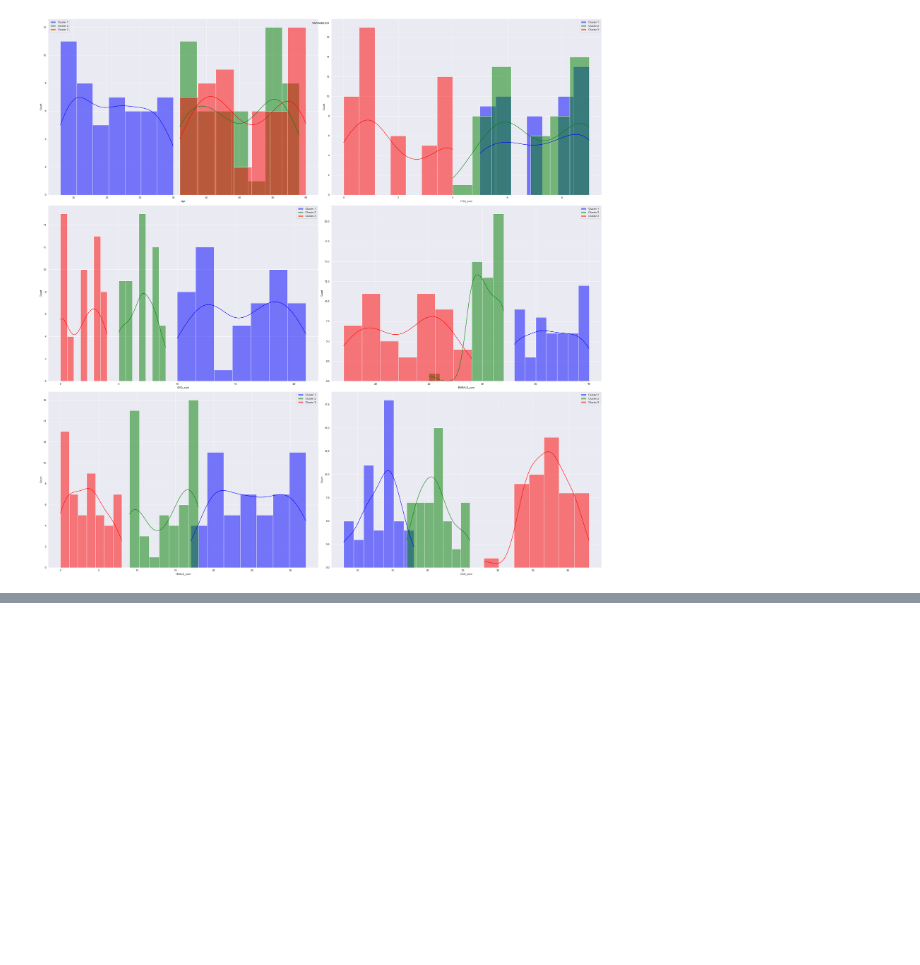
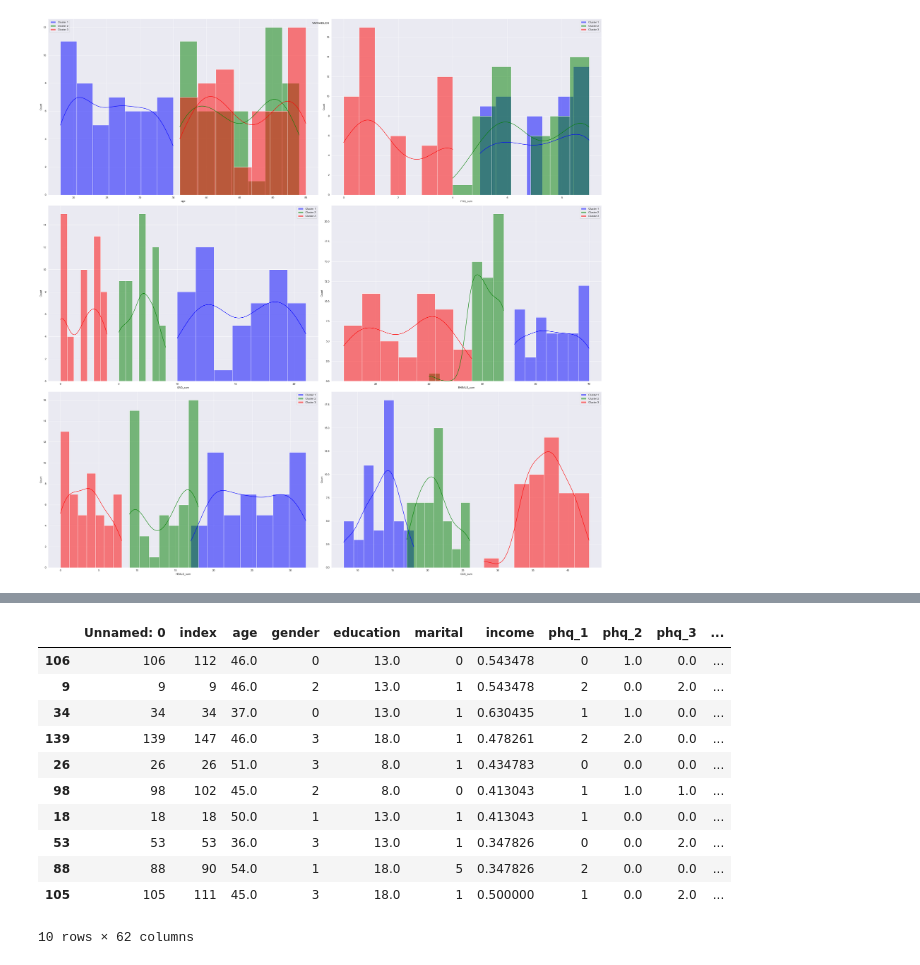
Before and after one commit to Flpp0/E-HealthProject, a Jupyter notebook: ComparisonBetweenClusters.ipynb, the cells around one changed output, grey strips where cells are left out. Cells and saved outputs as stored; diff of their text form; code cells hidden in the pictures; blank space fills up the shorter version.

```diff
--- a/ComparisonBetweenClusters.ipynb
+++ b/ComparisonBetweenClusters.ipynb
@@ -61,0 +90,15 @@ plt.show()
+# %%
+obsCluster2
+# %% [output]
+|  | Unnamed: 0 | index | age | gender | education | marital | income | phq_1 | phq_2 | phq_3 | ... |
+| 106 | 106 | 112 | 46.0 | 0 | 13.0 | 0 | 0.543478 | 0 | 1.0 | 0.0 | ... |
+| 9 | 9 | 9 | 46.0 | 2 | 13.0 | 1 | 0.543478 | 2 | 0.0 | 2.0 | ... |
+| 34 | 34 | 34 | 37.0 | 0 | 13.0 | 1 | 0.630435 | 1 | 1.0 | 0.0 | ... |
+| 139 | 139 | 147 | 46.0 | 3 | 18.0 | 1 | 0.478261 | 2 | 2.0 | 0.0 | ... |
+| 26 | 26 | 26 | 51.0 | 3 | 8.0 | 1 | 0.434783 | 0 | 0.0 | 0.0 | ... |
+| 98 | 98 | 102 | 45.0 | 2 | 8.0 | 0 | 0.413043 | 1 | 1.0 | 1.0 | ... |
+| 18 | 18 | 18 | 50.0 | 1 | 13.0 | 1 | 0.413043 | 1 | 0.0 | 0.0 | ... |
+| 53 | 53 | 53 | 36.0 | 3 | 13.0 | 1 | 0.347826 | 0 | 0.0 | 2.0 | ... |
+| 88 | 88 | 90 | 54.0 | 1 | 18.0 | 5 | 0.347826 | 2 | 0.0 | 0.0 | ... |
+| 105 | 105 | 111 | 45.0 | 3 | 18.0 | 1 | 0.500000 | 1 | 0.0 | 2.0 | ... |
+10 rows × 62 columns
```
Also changed, not shown: parts of 5 cells of this notebook, 4 other files.
